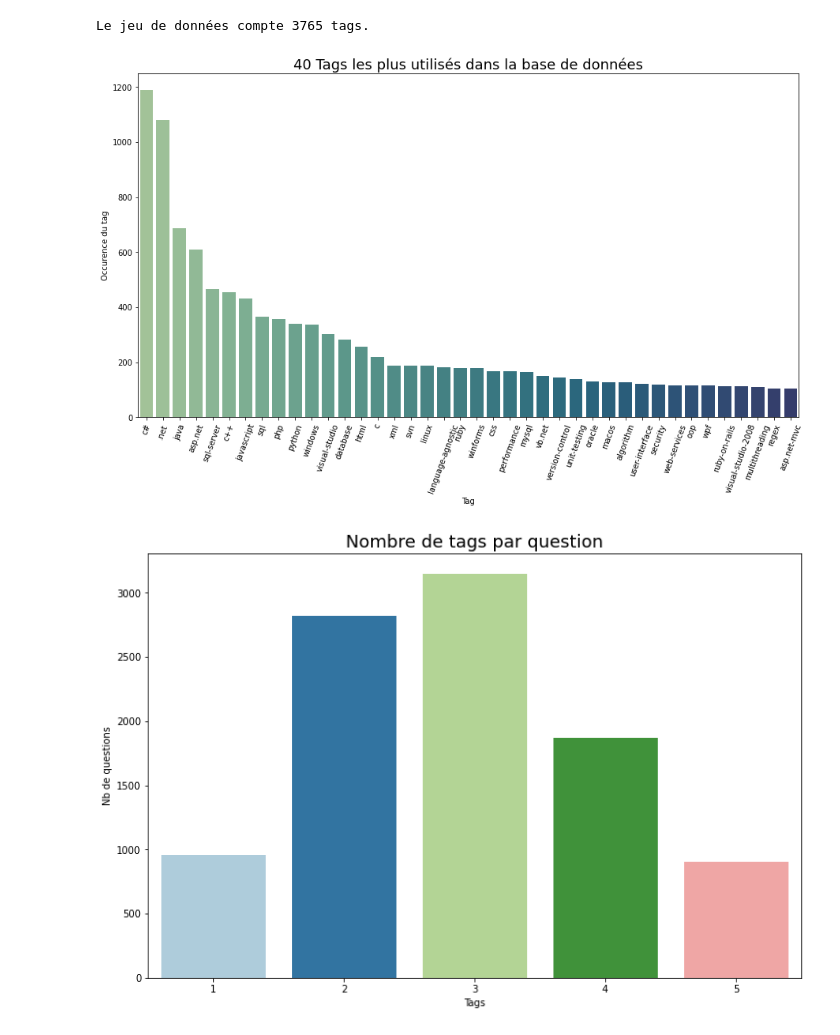
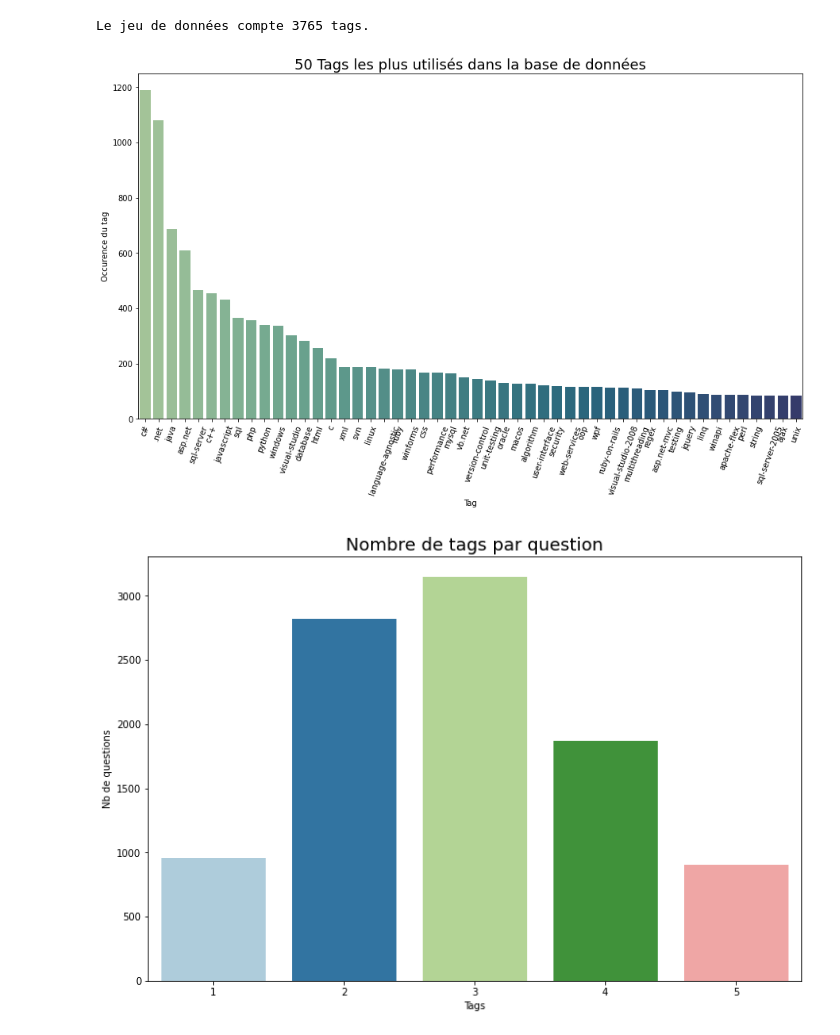
Before and after one commit to lucas080975/Projet5_NLP_Stack_Overflow, a Jupyter notebook: analyse.ipynb, the cells around one changed output. Drawn from its saved outputs; the diff is of its cells as text; code cells hidden in the pictures.

```diff
--- a/analyse.ipynb
+++ b/analyse.ipynb
@@ -191,16 +195,16 @@ print("Le jeu de données compte {} tags.".format((df_list_words.shape[0])))
 Le jeu de données compte 3765 tags.
 # %%
 fig = plt.figure(figsize=(15, 8))
-sns.barplot(data=df_list_words.iloc[0:40, :],
-            x=df_list_words.iloc[0:40, :].index,
+sns.barplot(data=df_list_words.iloc[0:50, :],
+            x=df_list_words.iloc[0:50, :].index,
             y="tag_count", palette = 'crest')
 plt.xticks(rotation=70)
 plt.ylabel('Occurence du tag')
-plt.title("40 Tags les plus utilisés dans la base de données",
+plt.title("50 Tags les plus utilisés dans la base de données",
           fontsize=18)
 plt.show()
 # %% [output]
-[figure, old version]
+[figure, new version]
 # %%
 #Nombre de tags par question
 
```
Also changed, not shown: parts of 29 cells of this notebook, 3 other files.
